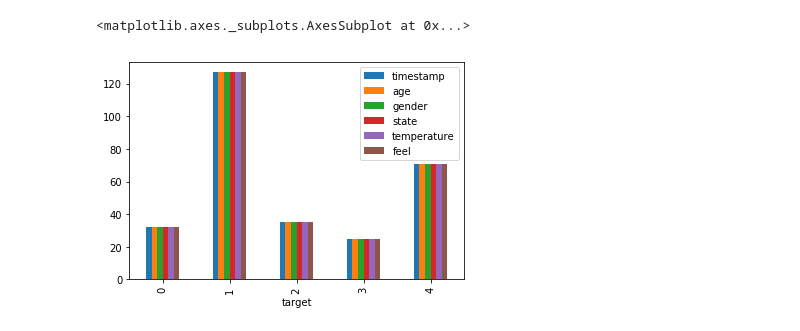
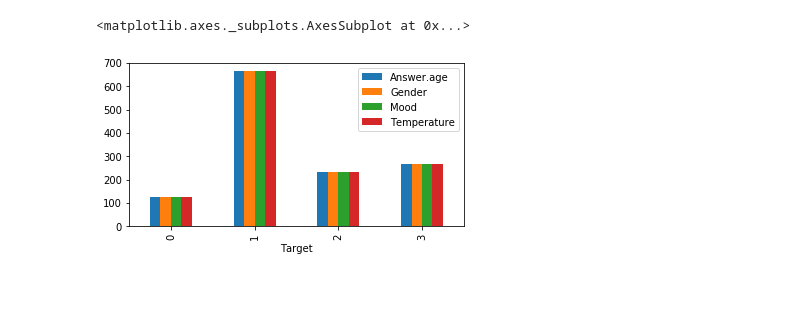
Before and after one commit to kendoo-solutions/ioccino, a Jupyter notebook: ioccino-ia/ioccino-etl.ipynb, the cells around one changed output. Drawn from its saved outputs; the diff is of its cells as text; code cells hidden in the pictures; blank space fills up the shorter version.

Commit message:
ELT for MTurk data

```diff
--- a/ioccino-ia/ioccino-etl.ipynb
+++ b/ioccino-ia/ioccino-etl.ipynb
@@ -15,12 +15,12 @@ BUCKET = 'ioccino-data'
 def df_to_s3(df):
     bytes_to_write = df.to_csv(None).encode()
     fs = s3fs.S3FileSystem()
-    with fs.open('s3://' + BUCKET + '/data/coffee-flavors-'+ get_str_date() +'.csv', 'wb') as f:
+    with fs.open('s3://' + BUCKET + '/data/mturk-coffee-flavors-'+ get_str_date() +'.csv', 'wb') as f:
         f.write(bytes_to_write)
 # %%
 def normalize_df(df):
     for c in df.columns.values:
-        if c != 'target' and c != 'gender':
+        if c != 'Target':
             x_array = np.array(df[c])
             df[c] = preprocessing.normalize([x_array])[0]
     return df
@@ -30,22 +30,23 @@ def get_str_date():
 # %%
 def str_label_into_numbers(df):
     # Converting string labels into numbers.
-    df['gender'] = le.fit_transform(df['gender'])
-    df['state'] = le.fit_transform(df['state'])
-    df['temperature'] = le.fit_transform(df['temperature'])
-    df['feel'] = le.fit_transform(df['feel'])
-    df['target'] = le.fit_transform(df['target'])
+    df['Answer.age'] = le.fit_transform(df['Answer.age'])
+    df['Gender'] = le.fit_transform(df['Gender'])
+    df['Target'] = le.fit_transform(df['Target'])
+    df['Mood'] = le.fit_transform(df['Mood'])
+    df['Temperature'] = le.fit_transform(df['Temperature'])
     return df
 # %%
 def main():
     try:
-        df = pd.read_csv('s3://' + BUCKET + '/raw-data/coffee-flavors.csv')
-        df.columns = ['timestamp', 'age', 'gender', 'state', 'temperature', 'feel', 'target']
-        df['timestamp'] = pd.to_datetime(df['timestamp']).astype('int64') // 10**9
+        df = pd.read_csv('s3://' + BUCKET + '/raw-data/mturk-coffee-flavors.csv')
+        df.columns = ['SubmitTime', 'Answer.age', 'Gender', 'Flavor', 'Mood', 'Temperature']
+        del df['SubmitTime']
+        df.rename(columns={'Flavor': 'Target'}, inplace=True)
 
-        df['target'] = df['target'].apply(lambda x: x.split(' ')[0]).copy()
-        df = df[df.target != 'Não']
-        df = df[df.target != 'AMENO']
+        #df['Target'] = df['Target'].apply(lambda x: x.split(' ')[0]).copy()
+        df = df[df.Target != 'No Coffee']
+        df = df[df.Target != 'Pleno']
 
         df = str_label_into_numbers(df)
         df = normalize_df(df)
@@ -60,5 +66,5 @@ df = main()
 # %%
-df.groupby(['target']).count().plot(kind='bar')
+df.groupby(['Target']).count().plot(figsize=(6,3), kind='bar')
 # %% [output]
 <matplotlib.axes._subplots.AxesSubplot at 0x...>
-[figure, old version]
+[figure, new version]
```
Also changed, not shown: parts of 4 cells of this notebook.
